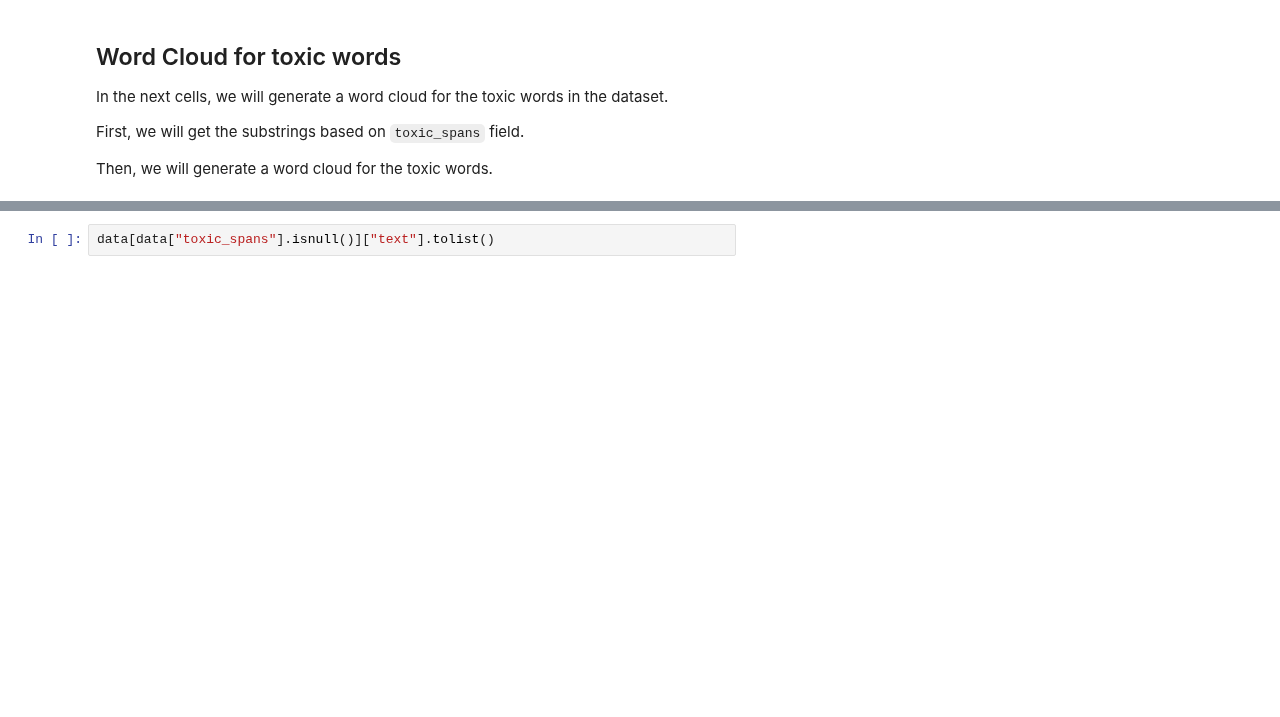
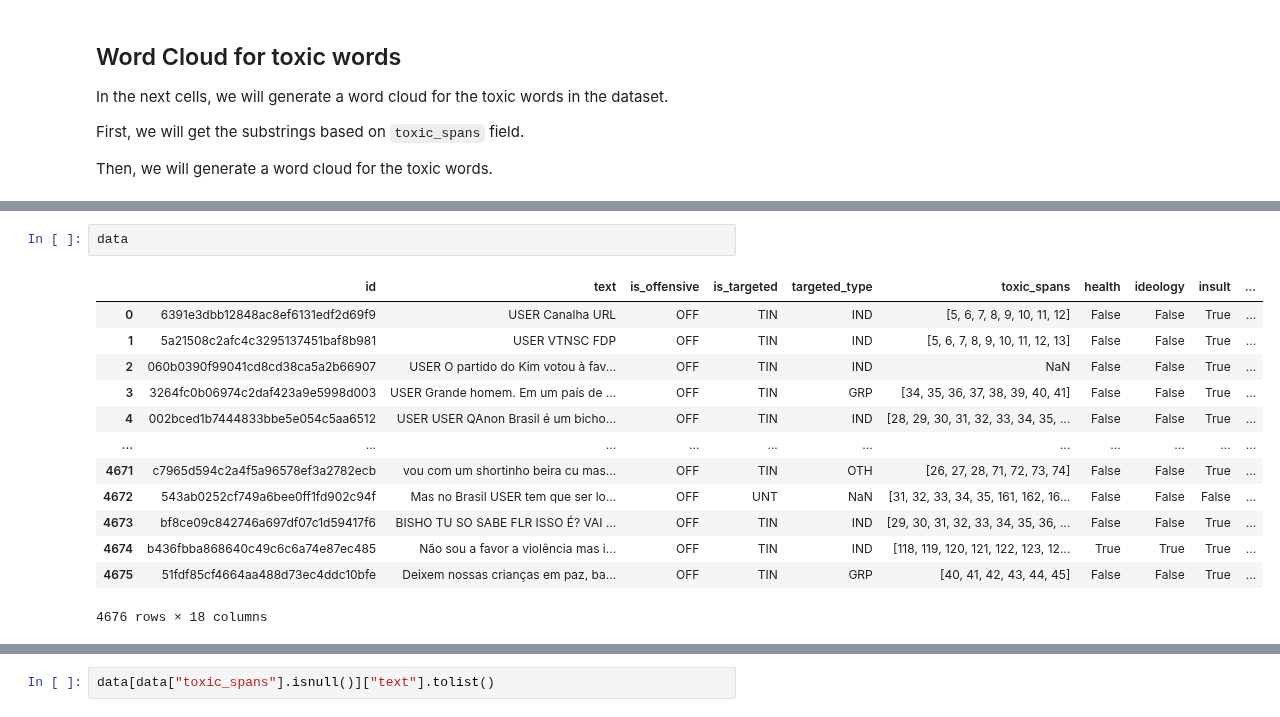
Before and after one commit to DougTrajano/olid-br, a Jupyter notebook: notebooks/exploring/eda.ipynb, the cells around one changed output, grey strips where cells are left out. Drawn from its saved outputs; the diff is of its cells as text; blank space fills up the shorter version.

```diff
--- a/notebooks/exploring/eda.ipynb
+++ b/notebooks/exploring/eda.ipynb
@@ -199,3 +170,19 @@ toxic_substrs: 372
+# %%
+data
+# %% [output]
+|  | id | text | is_offensive | is_targeted | targeted_type | toxic_spans | health | ideology | insult | ... |
+| 0 | 6391e3dbb12848ac8ef6131edf2d69f9 | USER Canalha URL | OFF | TIN | IND | [5, 6, 7, 8, 9, 10, 11, 12] | False | False | True | ... |
+| 1 | 5a21508c2afc4c3295137451baf8b981 | USER VTNSC FDP | OFF | TIN | IND | [5, 6, 7, 8, 9, 10, 11, 12, 13] | False | False | True | ... |
+| 2 | 060b0390f99041cd8cd38ca5a2b66907 | USER O partido do Kim votou à fav... | OFF | TIN | IND | NaN | False | False | True | ... |
+| 3 | 3264fc0b06974c2daf423a9e5998d003 | USER Grande homem. Em um país de ... | OFF | TIN | GRP | [34, 35, 36, 37, 38, 39, 40, 41] | False | False | True | ... |
+| 4 | 002bced1b7444833bbe5e054c5aa6512 | USER USER QAnon Brasil é um bicho... | OFF | TIN | IND | [28, 29, 30, 31, 32, 33, 34, 35, ... | False | False | True | ... |
+| ... | ... | ... | ... | ... | ... | ... | ... | ... | ... | ... |
+| 4671 | c7965d594c2a4f5a96578ef3a2782ecb | vou com um shortinho beira cu mas... | OFF | TIN | OTH | [26, 27, 28, 71, 72, 73, 74] | False | False | True | ... |
+| 4672 | 543ab0252cf749a6bee0ff1fd902c94f | Mas no Brasil USER tem que ser lo... | OFF | UNT | NaN | [31, 32, 33, 34, 35, 161, 162, 16... | False | False | False | ... |
+| 4673 | bf8ce09c842746a697df07c1d59417f6 | BISHO TU SO SABE FLR ISSO É? VAI ... | OFF | TIN | IND | [29, 30, 31, 32, 33, 34, 35, 36, ... | False | False | True | ... |
+| 4674 | b436fbba868640c49c6c6a74e87ec485 | Não sou a favor a violência mas i... | OFF | TIN | IND | [118, 119, 120, 121, 122, 123, 12... | True | True | True | ... |
+| 4675 | 51fdf85cf4664aa488d73ec4ddc10bfe | Deixem nossas crianças em paz, ba... | OFF | TIN | GRP | [40, 41, 42, 43, 44, 45] | False | False | True | ... |
+4676 rows × 18 columns
 # %%
 wc = WordCloud(width=1920, height=1024,
                max_words=200, max_font_size=100)
```
Also changed, not shown: parts of 14 cells of this notebook, 7 other files.
